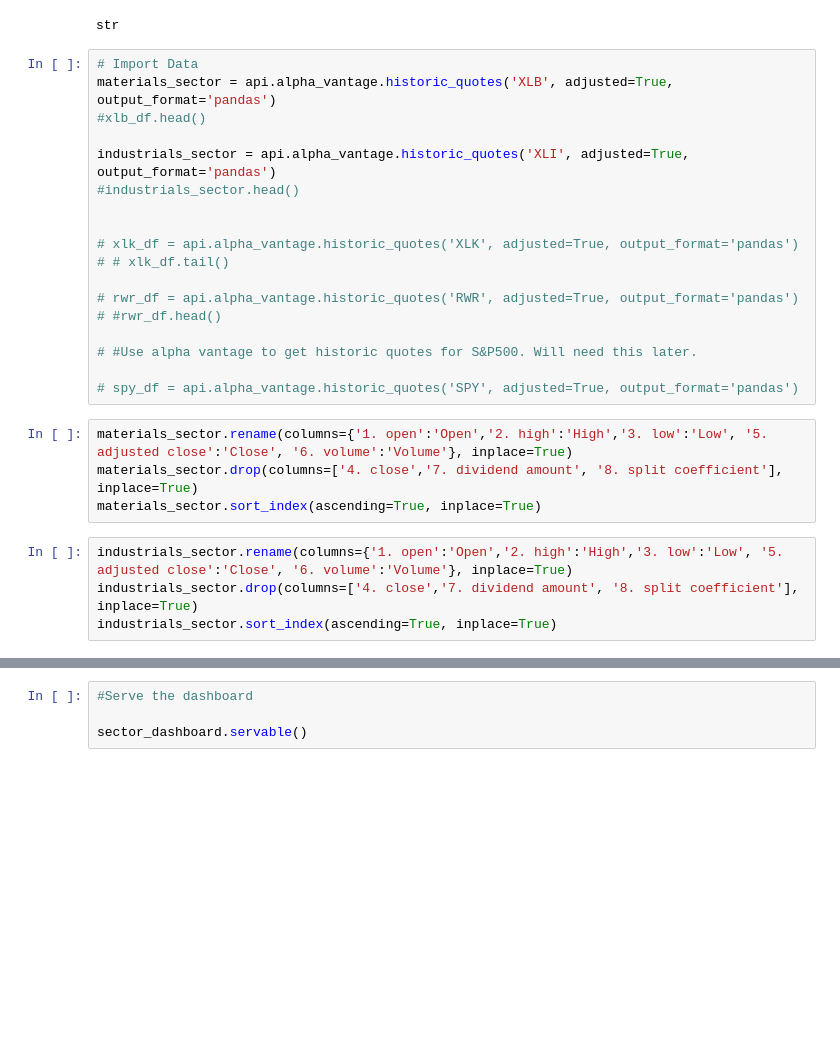
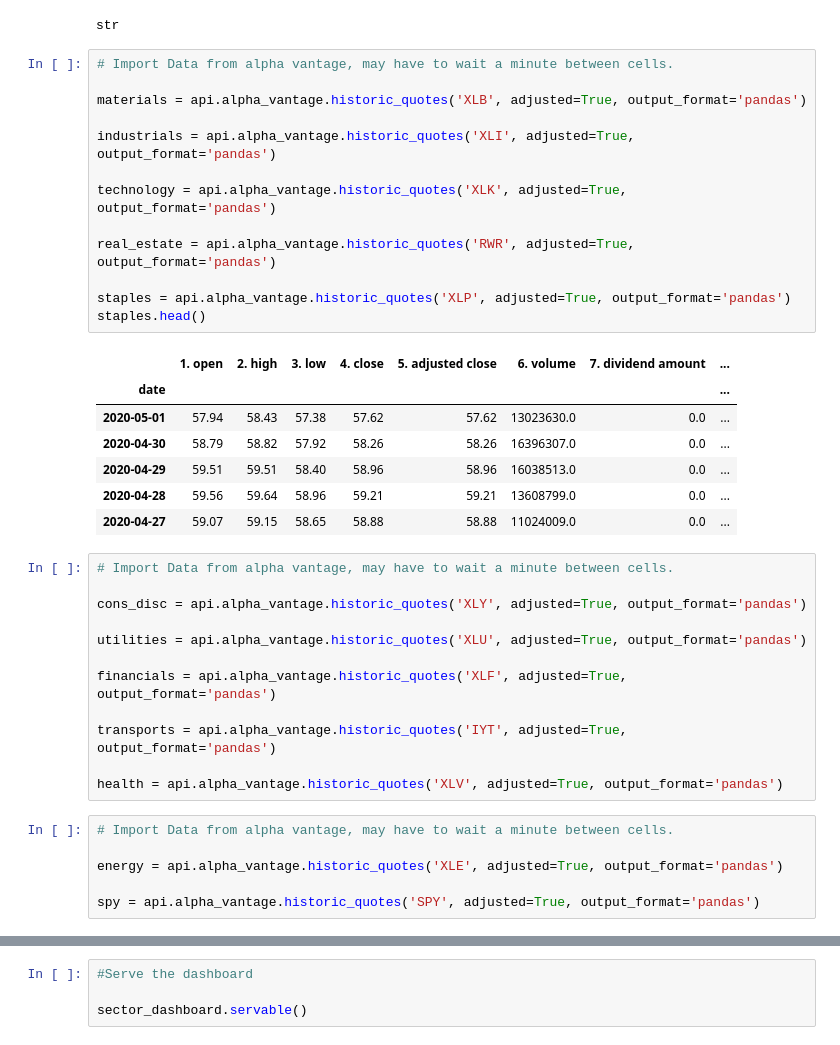
Before and after one commit to bkayratkyzy/Monte_Carlo_Simulations, a Jupyter notebook: notebooks/chris_dashboard.ipynb, the cells around one changed output, grey strips where cells are left out. Cells and saved outputs as stored; diff of their text form; blank space fills up the shorter version.

```diff
--- a/notebooks/chris_dashboard.ipynb
+++ b/notebooks/chris_dashboard.ipynb
@@ -42,28 +36,41 @@ type(APCA_API_KEY_ID)
 # %% [output]
 str
 # %%
-# Import Data
-materials_sector = api.alpha_vantage.historic_quotes('XLB', adjusted=True, output_format='pandas')
-#xlb_df.head()
+# Import Data from alpha vantage, may have to wait a minute between cells.
 
-industrials_sector = api.alpha_vantage.historic_quotes('XLI', adjusted=True, output_format='pandas')
-#industrials_sector.head()
+materials = api.alpha_vantage.historic_quotes('XLB', adjusted=True, output_format='pandas')
 
+industrials = api.alpha_vantage.historic_quotes('XLI', adjusted=True, output_format='pandas')
 
-# xlk_df = api.alpha_vantage.historic_quotes('XLK', adjusted=True, output_format='pandas')
-# # xlk_df.tail()
+technology = api.alpha_vantage.historic_quotes('XLK', adjusted=True, output_format='pandas')
 
-# rwr_df = api.alpha_vantage.historic_quotes('RWR', adjusted=True, output_format='pandas')
-# #rwr_df.head()
+real_estate = api.alpha_vantage.historic_quotes('RWR', adjusted=True, output_format='pandas')
 
-# #Use alpha vantage to get historic quotes for S&P500. Will need this later.
-
-# spy_df = api.alpha_vantage.historic_quotes('SPY', adjusted=True, output_format='pandas')
+staples = api.alpha_vantage.historic_quotes('XLP', adjusted=True, output_format='pandas')
+staples.head()
+# %% [output]
+|  | 1. open | 2. high | 3. low | 4. close | 5. adjusted close | 6. volume | 7. dividend amount | ... |
+| date |  |  |  |  |  |  |  | ... |
+| 2020-05-01 | 57.94 | 58.43 | 57.38 | 57.62 | 57.62 | 13023630.0 | 0.0 | ... |
+| 2020-04-30 | 58.79 | 58.82 | 57.92 | 58.26 | 58.26 | 16396307.0 | 0.0 | ... |
+| 2020-04-29 | 59.51 | 59.51 | 58.40 | 58.96 | 58.96 | 16038513.0 | 0.0 | ... |
+| 2020-04-28 | 59.56 | 59.64 | 58.96 | 59.21 | 59.21 | 13608799.0 | 0.0 | ... |
+| 2020-04-27 | 59.07 | 59.15 | 58.65 | 58.88 | 58.88 | 11024009.0 | 0.0 | ... |
-# %%
-materials_sector.rename(columns={'1. open':'Open','2. high':'High','3. low':'Low', '5. adjusted close':'Close', '6. volume':'Volume'}, inplace=True)
-materials_sector.drop(columns=['4. close','7. dividend amount', '8. split coefficient'], inplace=True)
-materials_sector.sort_index(ascending=True, inplace=True)
-# %%
-industrials_sector.rename(columns={'1. open':'Open','2. high':'High','3. low':'Low', '5. adjusted close':'Close', '6. volume':'Volume'}, inplace=True)
-industrials_sector.drop(columns=['4. close','7. dividend amount', '8. split coefficient'], inplace=True)
-industrials_sector.sort_index(ascending=True, inplace=True)
+# %%
+# Import Data from alpha vantage, may have to wait a minute between cells.
+
+cons_disc = api.alpha_vantage.historic_quotes('XLY', adjusted=True, output_format='pandas')
+
+utilities = api.alpha_vantage.historic_quotes('XLU', adjusted=True, output_format='pandas')
+
+financials = api.alpha_vantage.historic_quotes('XLF', adjusted=True, output_format='pandas')
+
+transports = api.alpha_vantage.historic_quotes('IYT', adjusted=True, output_format='pandas')
+
+health = api.alpha_vantage.historic_quotes('XLV', adjusted=True, output_format='pandas')
+# %%
+# Import Data from alpha vantage, may have to wait a minute between cells.
+
+energy = api.alpha_vantage.historic_quotes('XLE', adjusted=True, output_format='pandas')
+
+spy = api.alpha_vantage.historic_quotes('SPY', adjusted=True, output_format='pandas')
```
Also changed, not shown: parts of 22 cells of this notebook, 2 other files.
